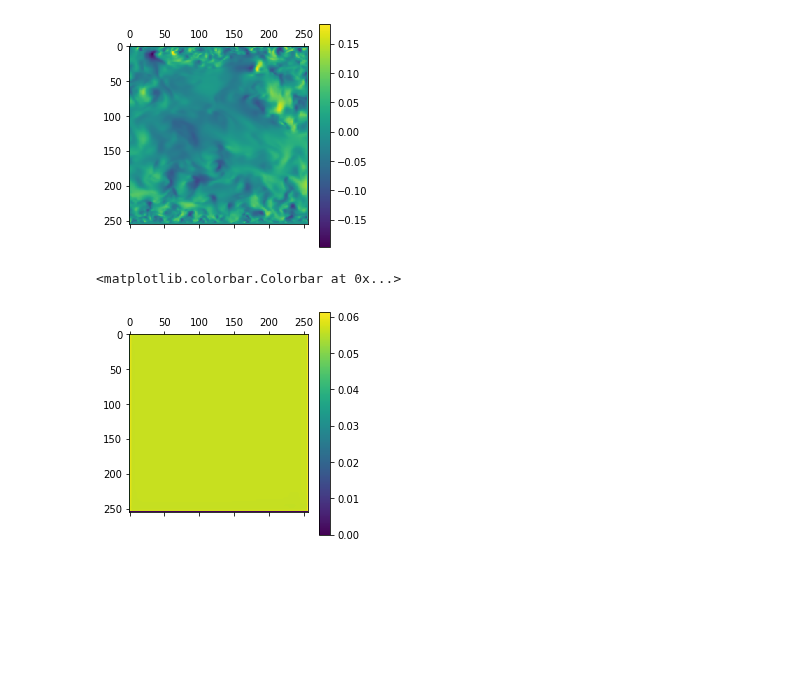
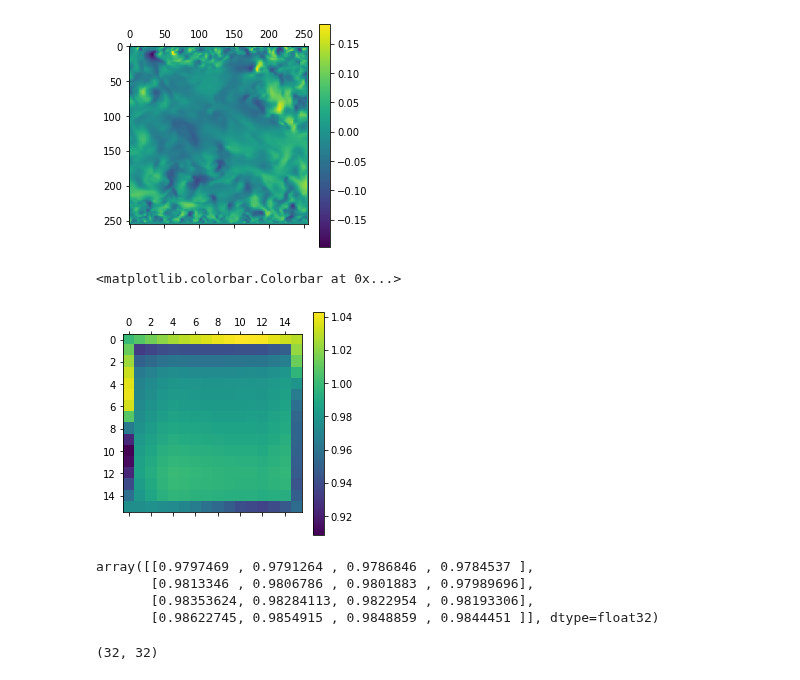
Before and after one commit to Theosau/superresolution, a Jupyter notebook: sample.ipynb, the cells around one changed output. Cells and saved outputs as stored; diff of their text form; code cells hidden in the pictures; blank space fills up the shorter version.

```diff
--- a/sample.ipynb
+++ b/sample.ipynb
@@ -223,9 +223,20 @@ plt.colorbar()
 # coords_flattened = np.concatenate((yv_flattened, xv_flattened, zv_flattened), axis=1)
 # print(coords_flattened.shape)
 # %%
-r = np.load('recon12.npy')
+r = np.load('reconstuction.npy')
 plt.matshow(r)
 plt.colorbar()
 # %% [output]
 <matplotlib.colorbar.Colorbar at 0x...>
-[figure, old version]
+[figure, new version]
+# %%
+r[4:8, 4:8]
+# %% [output]
+array([[0.9797469 , 0.9791264 , 0.9786846 , 0.9784537 ],
+       [0.9813346 , 0.9806786 , 0.9801883 , 0.97989696],
+       [0.98353624, 0.98284113, 0.9822954 , 0.98193306],
+       [0.98622745, 0.9854915 , 0.9848859 , 0.9844451 ]], dtype=float32)
+# %%
+r.shape
+# %% [output]
+(32, 32)
```
Also changed, not shown: parts of 2 cells of this notebook.
